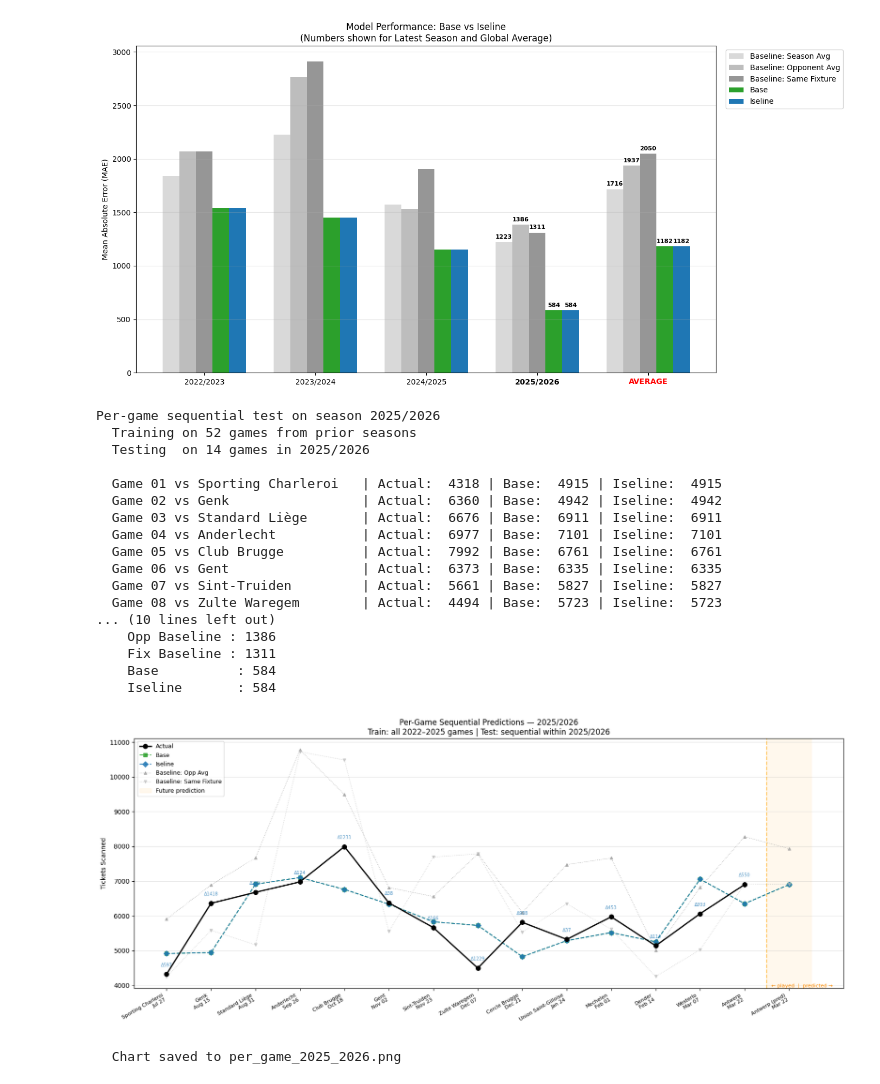
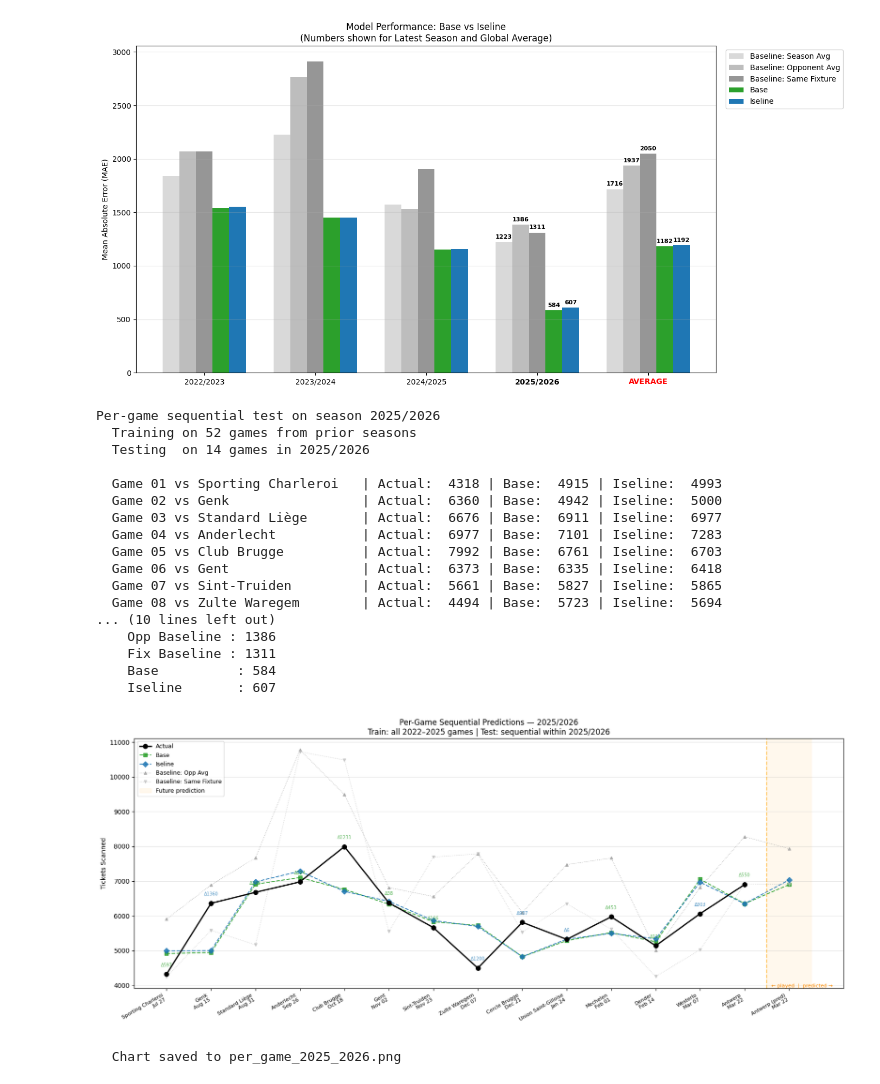
Before and after one commit to Oleksandr-Uvarov/OHL-team-16, a Jupyter notebook: current sota/final_model.ipynb, the cells around one changed output. Drawn from its saved outputs; the diff is of its cells as text; code cells hidden in the pictures.

```diff
--- a/current sota/final_model.ipynb
+++ b/current sota/final_model.ipynb
@@ -100,7 +100,6 @@ current_model_name = "Base"
 new_model = [
     "opponent_avg",
     "matchday",
-    "is_weekend",
     "academic_week",
     "stage",
     "away_team",
@@ -462,7 +461,6 @@ plot_per_game_latest_season(
     latest_season="2025/2026",       # adjust if your season label differs
     antwerp_date="2026-03-22",
 )
-  Game 14 vs Antwerp              | Actual:  1000 | Base:  6350 | Iseline:  6409
 # %% [output]
 ================================================================================
 FEATURE SET COMPARISON: Base vs Iseline
@@ -485,21 +483,21 @@ Iseline                   | 584             | 1182
 ============================================================
 [figure]
 Per-game sequential test on season 2025/2026
   Training on 52 games from prior seasons
   Testing  on 14 games in 2025/2026
 
-  Game 01 vs Sporting Charleroi   | Actual:  4318 | Base:  4915 | Iseline:  4915
-  Game 02 vs Genk                 | Actual:  6360 | Base:  4942 | Iseline:  4942
-  Game 03 vs Standard Liège       | Actual:  6676 | Base:  6911 | Iseline:  6911
-  Game 04 vs Anderlecht           | Actual:  6977 | Base:  7101 | Iseline:  7101
-  Game 05 vs Club Brugge          | Actual:  7992 | Base:  6761 | Iseline:  6761
-  Game 06 vs Gent                 | Actual:  6373 | Base:  6335 | Iseline:  6335
-  Game 07 vs Sint-Truiden         | Actual:  5661 | Base:  5827 | Iseline:  5827
-  Game 08 vs Zulte Waregem        | Actual:  4494 | Base:  5723 | Iseline:  5723
+  Game 01 vs Sporting Charleroi   | Actual:  4318 | Base:  4915 | Iseline:  4993
+  Game 02 vs Genk                 | Actual:  6360 | Base:  4942 | Iseline:  5000
+  Game 03 vs Standard Liège       | Actual:  6676 | Base:  6911 | Iseline:  6977
+  Game 04 vs Anderlecht           | Actual:  6977 | Base:  7101 | Iseline:  7283
+  Game 05 vs Club Brugge          | Actual:  7992 | Base:  6761 | Iseline:  6703
+  Game 06 vs Gent                 | Actual:  6373 | Base:  6335 | Iseline:  6418
+  Game 07 vs Sint-Truiden         | Actual:  5661 | Base:  5827 | Iseline:  5865
+  Game 08 vs Zulte Waregem        | Actual:  4494 | Base:  5723 | Iseline:  5694
 ... (10 lines left out)
     Opp Baseline : 1386
     Fix Baseline : 1311
     Base          : 584
-    Iseline       : 584
+    Iseline       : 607
-[figure, old version]
+[figure, new version]
   Chart saved to per_game_2025_2026.png
```
Also changed, not shown: parts of 1 cell of this notebook, 1 other file.
